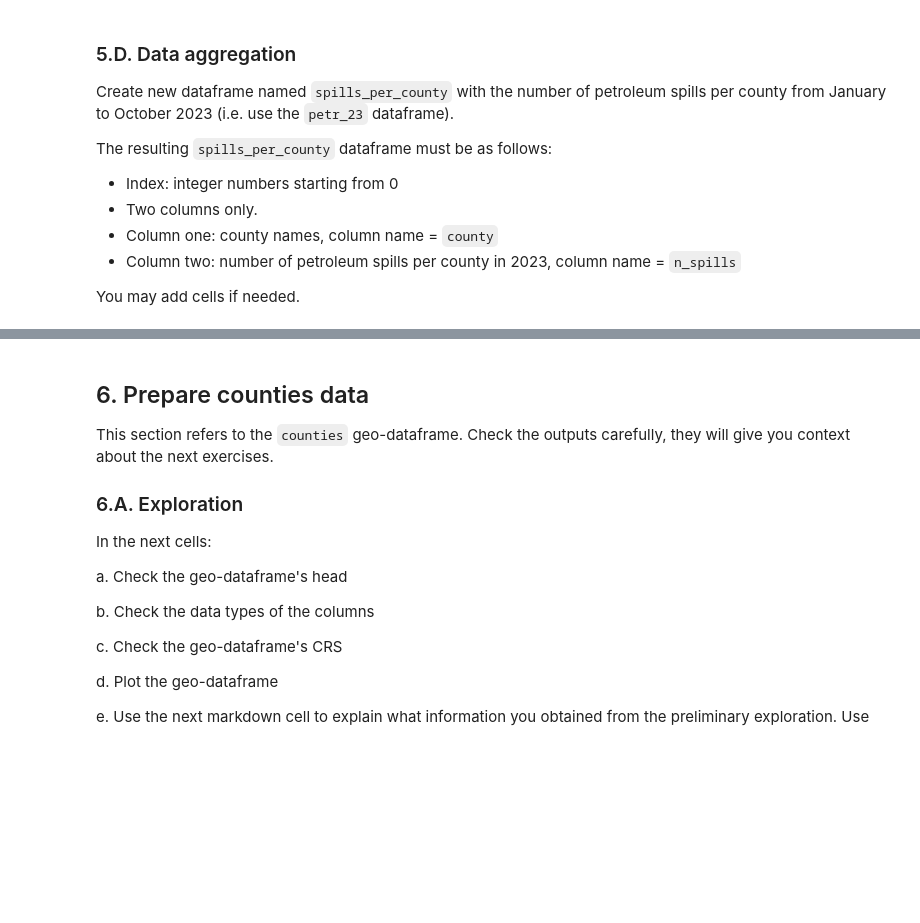
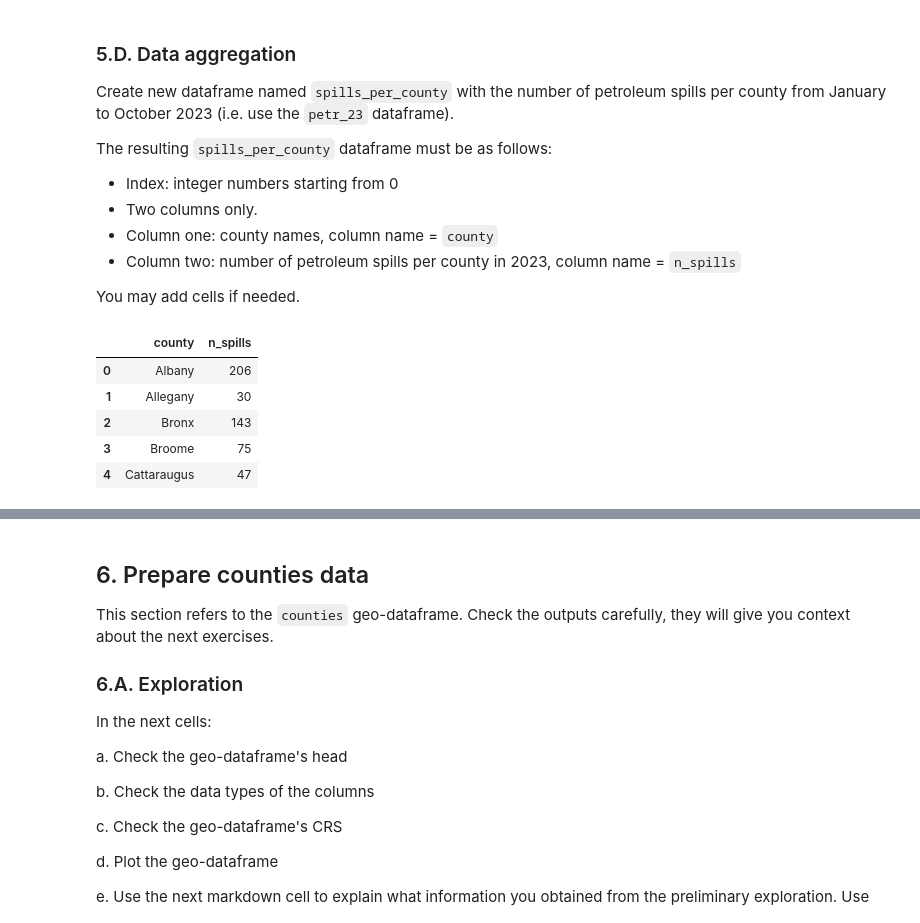
Before and after one commit to hylaea-miller/eds220-hwk3, a Jupyter notebook: hwk3-task1-spills.ipynb, the cells around one changed output, grey strips where cells are left out. Drawn from its saved outputs; the diff is of its cells as text; code cells hidden in the pictures; blank space fills up the shorter version.

```diff
--- a/hwk3-task1-spills.ipynb
+++ b/hwk3-task1-spills.ipynb
@@ -201,7 +230,14 @@ The resulting `spills_per_county` dataframe must be as follows:
 
 You may add cells if needed.
 # %%
-spills_per_county = ...
-spills_per_county = ...
+# Create dataframe with number of petroleum spills per county
+spills_per_county = petr_23.groupby('county')['spill number'].count().reset_index(name='n_spills')
+# %% [output]
+|  | county | n_spills |
+| 0 | Albany | 206 |
+| 1 | Allegany | 30 |
+| 2 | Bronx | 143 |
+| 3 | Broome | 75 |
+| 4 | Cattaraugus | 47 |
 # %%
 grader.check("q5d")
```
Also changed, not shown: parts of 7 cells of this notebook.
